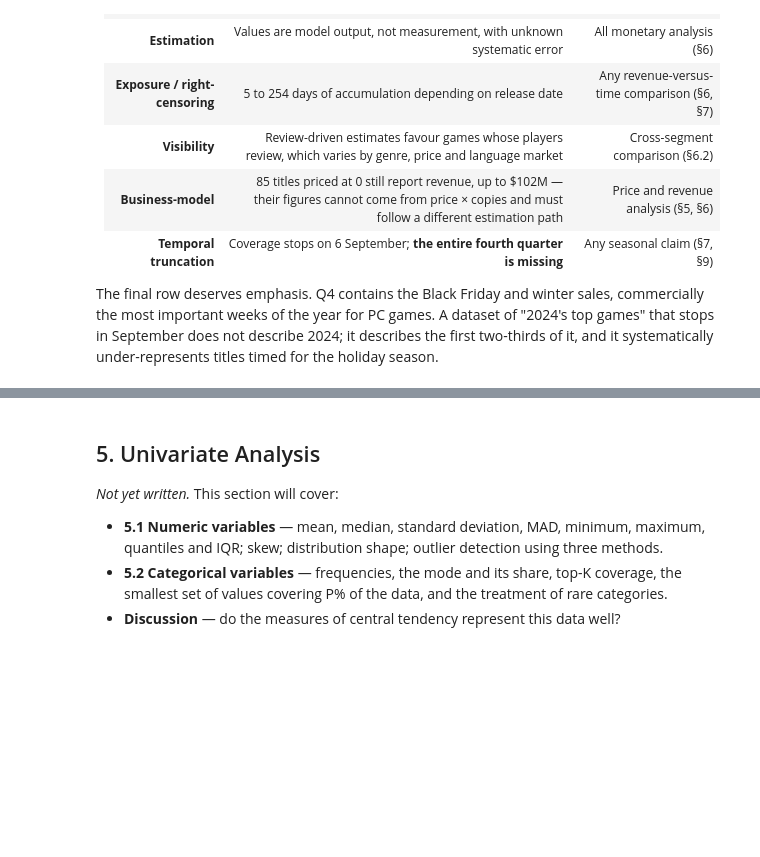
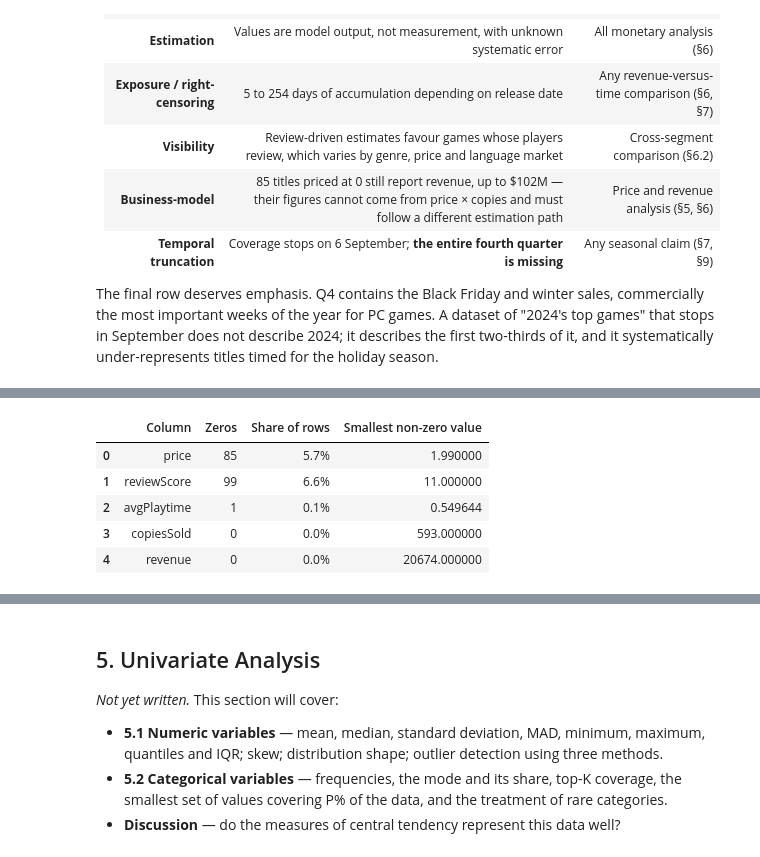
Before and after one commit to shonmazon/Data_Science, a Jupyter notebook: assignment1-eda/notebooks/steam_2024_eda.ipynb, the cells around one changed output, grey strips where cells are left out. Saved outputs shown, nothing was run; the diff lists cells and outputs as text; code cells hidden in the pictures; blank space fills up the shorter version.

```diff
--- a/assignment1-eda/notebooks/steam_2024_eda.ipynb
+++ b/assignment1-eda/notebooks/steam_2024_eda.ipynb
@@ -519,0 +672,9 @@ for the holiday season.
+# %%
+summarise_zero_values(steam_games, ["price", "reviewScore", "avgPlaytime", "copiesSold", "revenue"])
+# %% [output]
+|  | Column | Zeros | Share of rows | Smallest non-zero value |
+| 0 | price | 85 | 5.7% | 1.990000 |
+| 1 | reviewScore | 99 | 6.6% | 11.000000 |
+| 2 | avgPlaytime | 1 | 0.1% | 0.549644 |
+| 3 | copiesSold | 0 | 0.0% | 593.000000 |
+| 4 | revenue | 0 | 0.0% | 20674.000000 |
```
Also changed, not shown: parts of 19 cells of this notebook, 1 other file.
